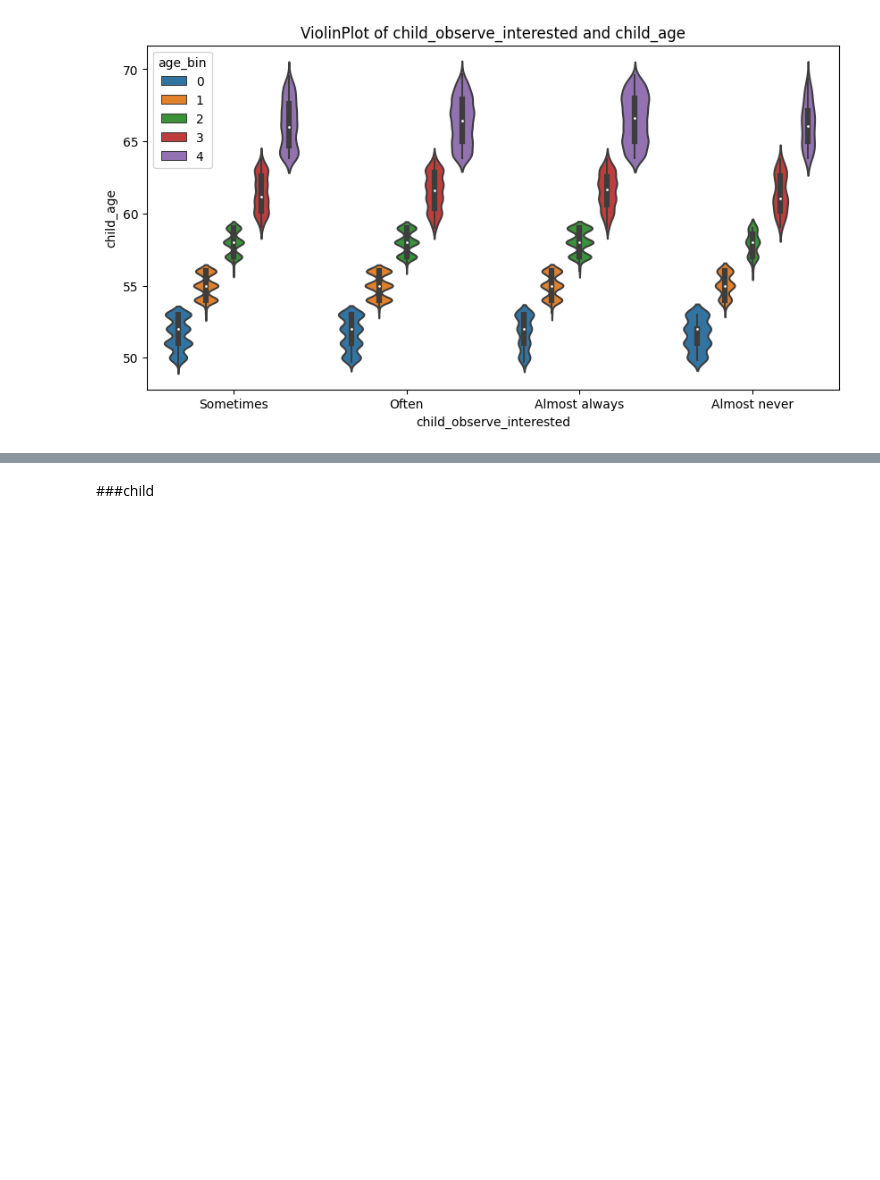
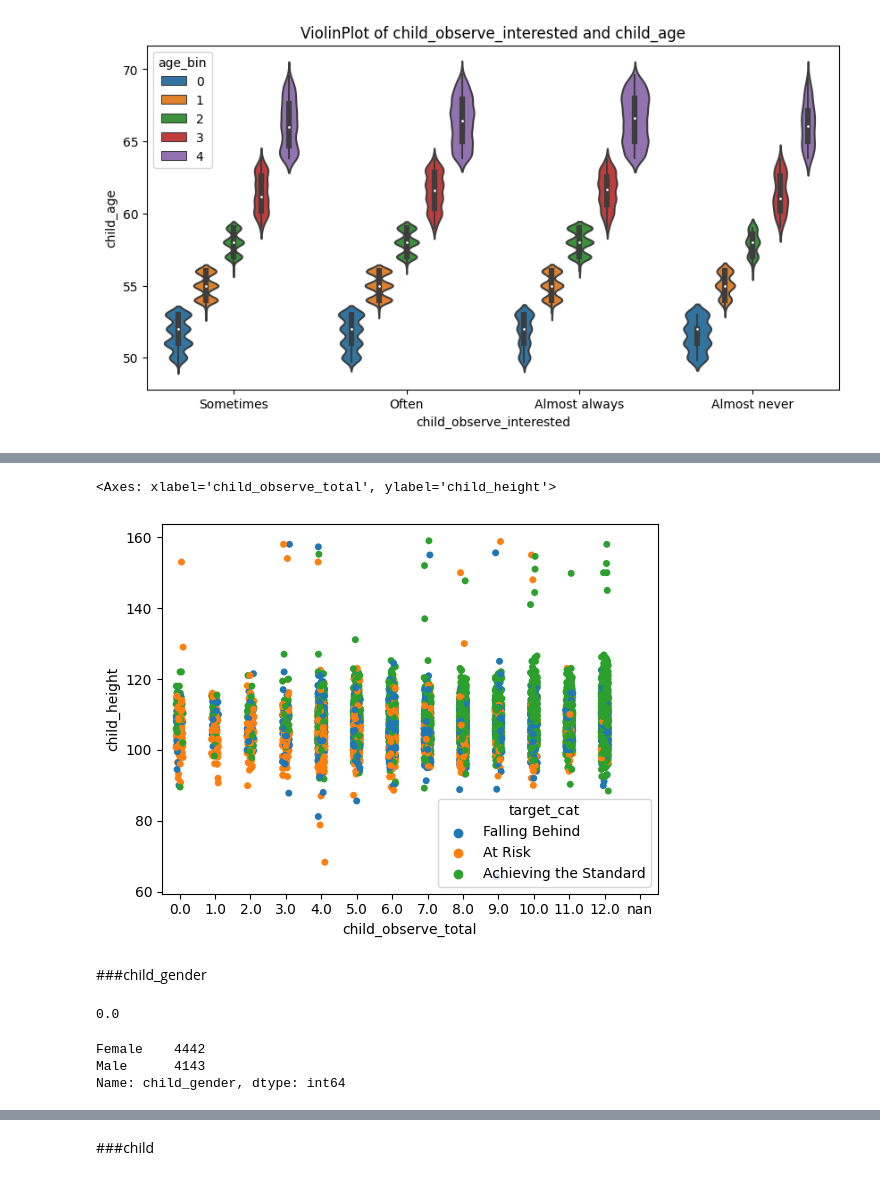
Before and after one commit to emms204/DataDrive2030-Early-Learning-Predictors-, a Jupyter notebook: DataDrive2030_Early_Learning_Predictors_Challenge.ipynb, the cells around one changed output, grey strips where cells are left out. Saved outputs shown, nothing was run; the diff lists cells and outputs as text; code cells hidden in the pictures; blank space fills up the shorter version.

```diff
--- a/DataDrive2030_Early_Learning_Predictors_Challenge.ipynb
+++ b/DataDrive2030_Early_Learning_Predictors_Challenge.ipynb
@@ -892,0 +905,17 @@ pass
+# %%
+sns.stripplot(x=Train['child_observe_total'],y=Train['child_height'],hue=Train['target_cat'],jitter=True)
+# %% [output]
+<Axes: xlabel='child_observe_total', ylabel='child_height'>
+[figure, added]
+# %% [markdown]
+###child_gender
+# %%
+Train['child_gender'].isnull().sum()/len(Train)
+# %% [output]
+0.0
+# %%
+Train['child_gender'].value_counts()
+# %% [output]
+Female    4442
+Male      4143
+Name: child_gender, dtype: int64
```
Also changed, not shown: parts of 34 cells of this notebook.
